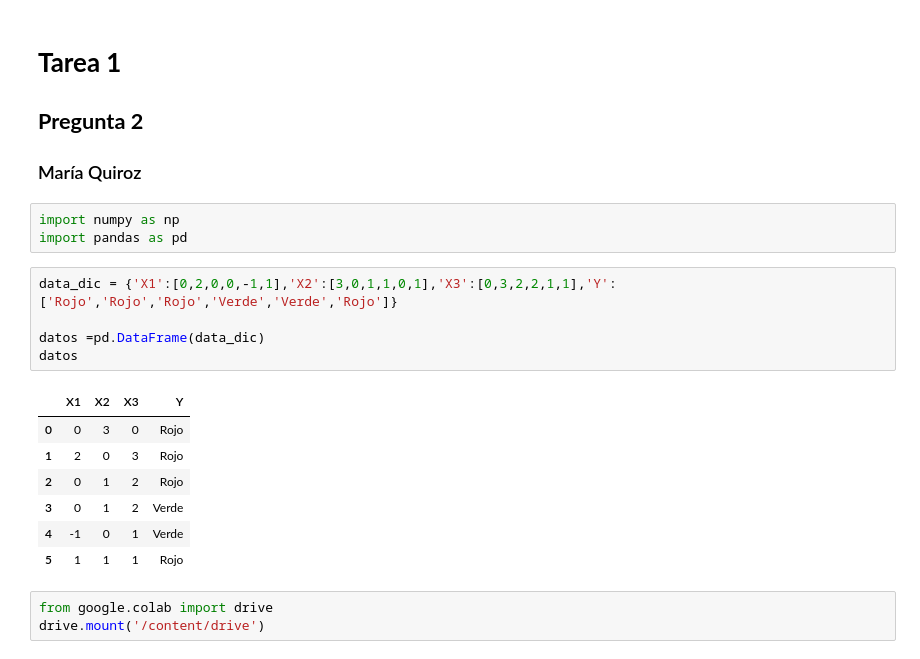
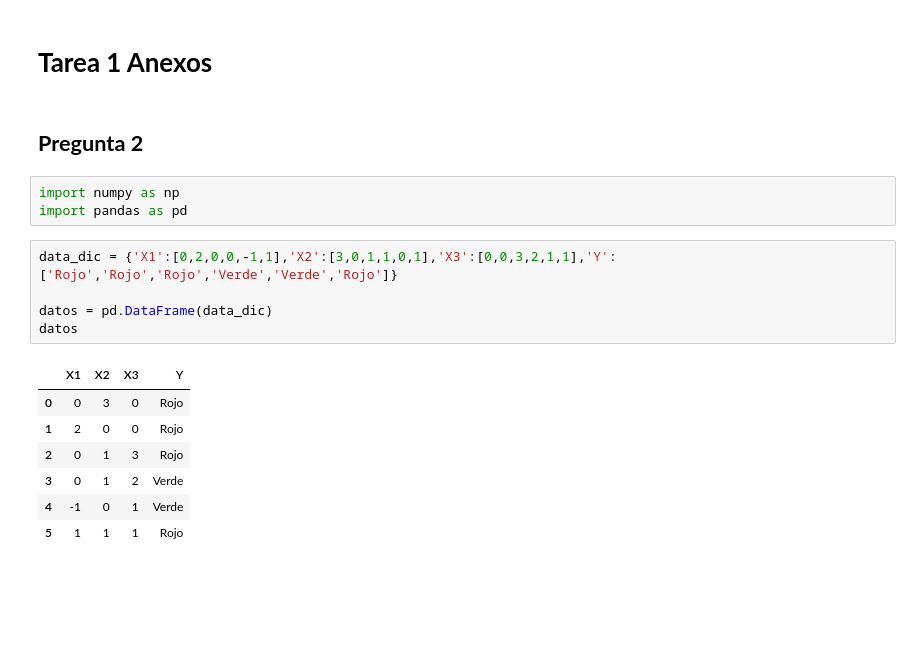
Before and after one commit to mequiroz/mat281_portfolio, a Jupyter notebook: homeworks/Tarea1.ipynb, the cells around one changed output. Cells and saved outputs as stored; diff of their text form; blank space fills up the shorter version.

```diff
--- a/homeworks/Tarea1.ipynb
+++ b/homeworks/Tarea1.ipynb
@@ -1,25 +1,20 @@
+# %% [markdown]
+# **Tarea 1 Anexos**
 # %% [markdown]
-# **Tarea 1**
-
 ## **Pregunta 2**
-
-### María Quiroz
 # %%
 import numpy as np
 import pandas as pd
 # %%
-data_dic = {'X1':[0,2,0,0,-1,1],'X2':[3,0,1,1,0,1],'X3':[0,3,2,2,1,1],'Y':['Rojo','Rojo','Rojo','Verde','Verde','Rojo']}
+data_dic = {'X1':[0,2,0,0,-1,1],'X2':[3,0,1,1,0,1],'X3':[0,0,3,2,1,1],'Y':['Rojo','Rojo','Rojo','Verde','Verde','Rojo']}
 
-datos =pd.DataFrame(data_dic)
+datos = pd.DataFrame(data_dic)
 datos
 # %% [output]
 |  | X1 | X2 | X3 | Y |
 | 0 | 0 | 3 | 0 | Rojo |
-| 1 | 2 | 0 | 3 | Rojo |
-| 2 | 0 | 1 | 2 | Rojo |
+| 1 | 2 | 0 | 0 | Rojo |
+| 2 | 0 | 1 | 3 | Rojo |
 | 3 | 0 | 1 | 2 | Verde |
 | 4 | -1 | 0 | 1 | Verde |
 | 5 | 1 | 1 | 1 | Rojo |
-# %%
-from google.colab import drive
-drive.mount('/content/drive')
```
Also changed, not shown: parts of 20 cells of this notebook.
